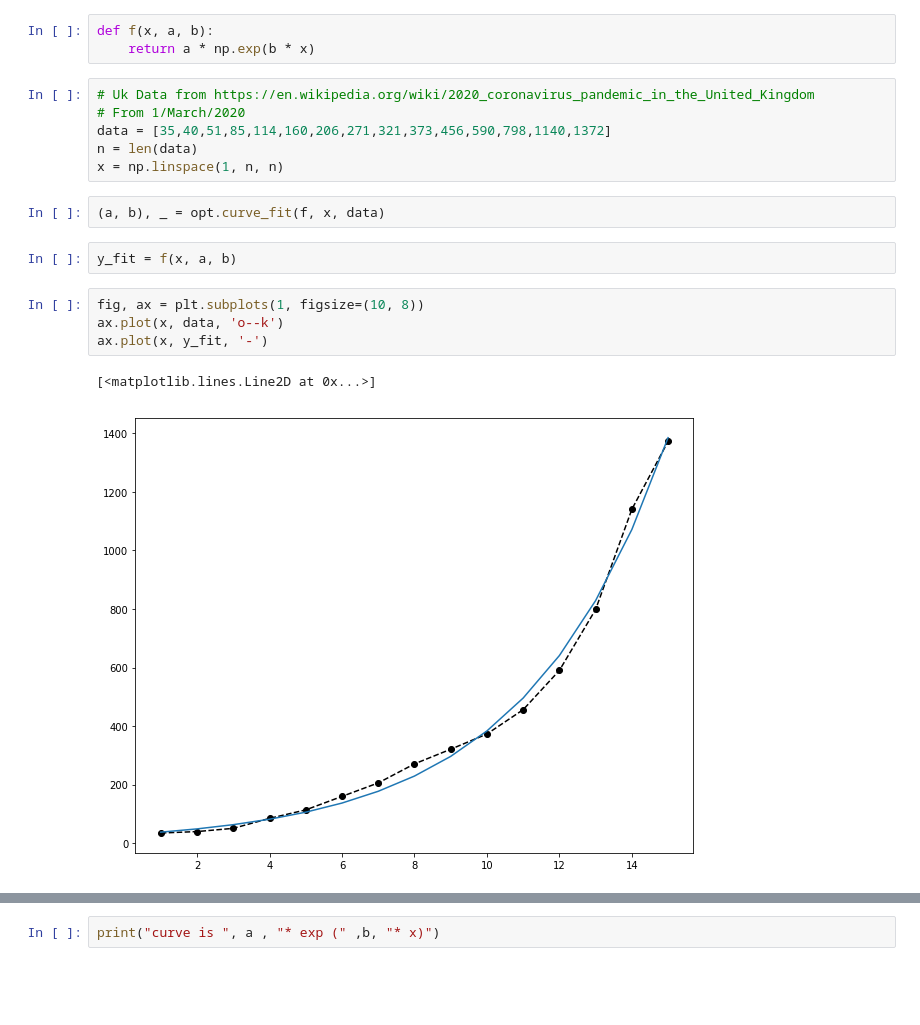
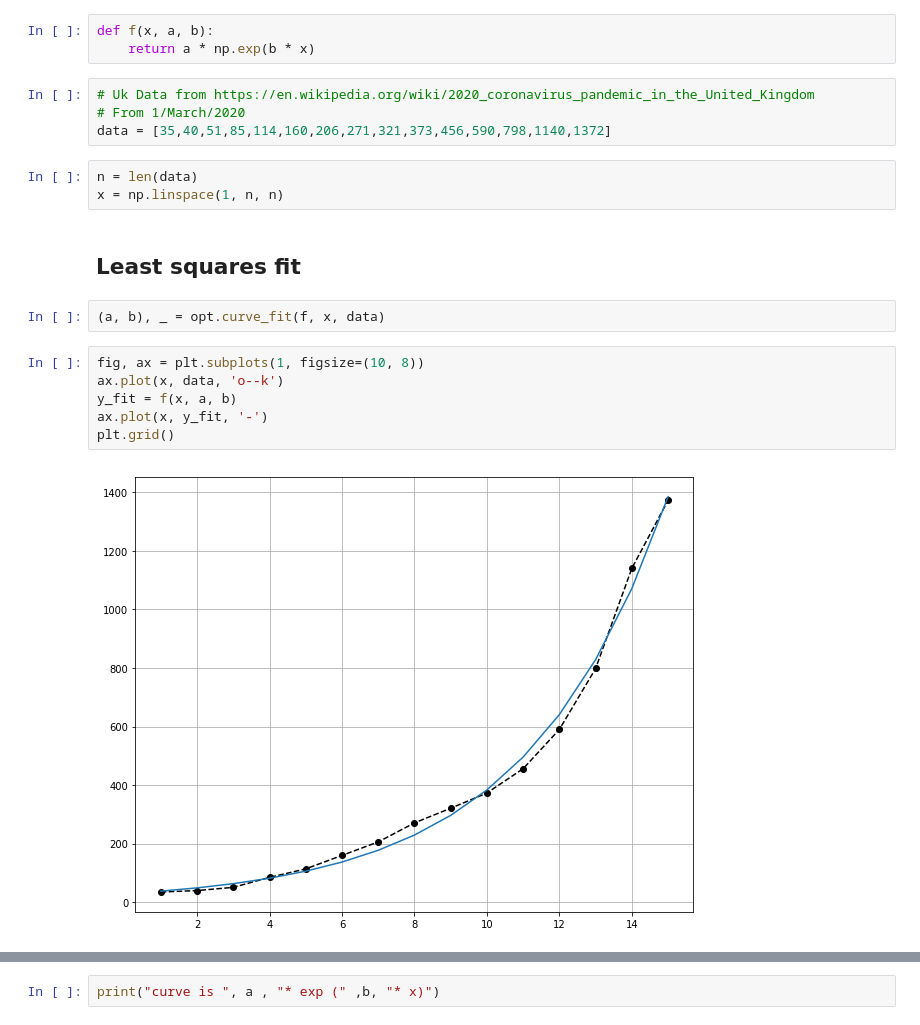
Before and after one commit to burntout/UK-Covid19, a Jupyter notebook: UK-Covid19-least-squares-fit.ipynb, the cells around one changed output, grey strips where cells are left out. Saved outputs shown, nothing was run; the diff lists cells and outputs as text; blank space fills up the shorter version.

```diff
--- a/UK-Covid19-least-squares-fit.ipynb
+++ b/UK-Covid19-least-squares-fit.ipynb
@@ -10,16 +12,18 @@ def f(x, a, b):
 # Uk Data from https://en.wikipedia.org/wiki/2020_coronavirus_pandemic_in_the_United_Kingdom
 # From 1/March/2020
 data = [35,40,51,85,114,160,206,271,321,373,456,590,798,1140,1372]
-n = len(data)
-x = np.linspace(1, n, n)
+# %%
+n = len(data)
+x = np.linspace(1, n, n)
+# %% [markdown]
+## Least squares fit
 # %%
 (a, b), _ = opt.curve_fit(f, x, data)
-# %%
-y_fit = f(x, a, b)
 # %%
 fig, ax = plt.subplots(1, figsize=(10, 8))
 ax.plot(x, data, 'o--k')
+y_fit = f(x, a, b)
 ax.plot(x, y_fit, '-')
+plt.grid()
 # %% [output]
-[<matplotlib.lines.Line2D at 0x...>]
-[figure, old version]
+[figure, new version]
```
Also changed, not shown: parts of 3 cells of this notebook.
